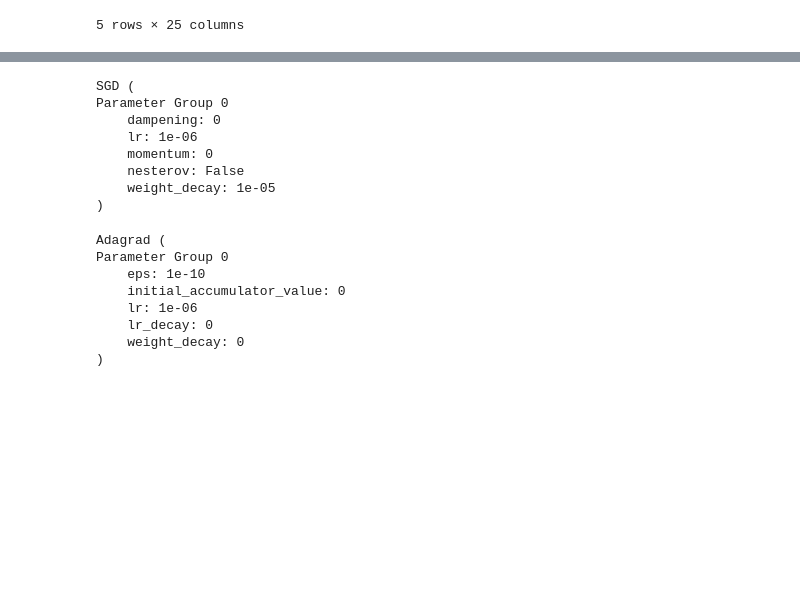
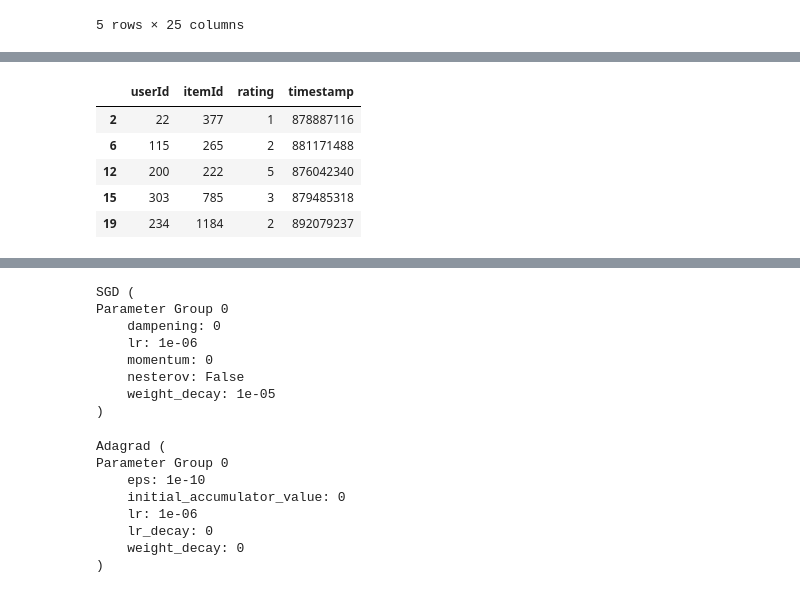
Before and after one commit to SweetyPatel3013/recommendation_system, a Jupyter notebook: Hybrid Solution 1.ipynb, the cells around one changed output, grey strips where cells are left out. Saved outputs shown, nothing was run; the diff lists cells and outputs as text; code cells hidden in the pictures; blank space fills up the shorter version.

```diff
--- a/Hybrid Solution 1.ipynb
+++ b/Hybrid Solution 1.ipynb
@@ -83,3 +83,12 @@ def split_data(data, num_users, num_items, test_ratio):
     neg_mask = [not x for x in mask]
     train_data, test_data = data[mask], data[neg_mask]
     return train_data, test_data
+# %%
+n_users = data.userId.unique().shape[0]
+n_items = data.itemId.unique().shape[0]
+
+train, test = split_data(data, n_users, n_items, 0.2)
+
+print(data.shape)
+print(train.shape)
+print(test.shape)
@@ -89,0 +108,9 @@ NameError: name 'train' is not defined
+# %%
+test.head()
+# %% [output]
+|  | userId | itemId | rating | timestamp |
+| 2 | 22 | 377 | 1 | 878887116 |
+| 6 | 115 | 265 | 2 | 881171488 |
+| 12 | 200 | 222 | 5 | 876042340 |
+| 15 | 303 | 785 | 3 | 879485318 |
+| 19 | 234 | 1184 | 2 | 892079237 |
```
Also changed, not shown: parts of 3 cells of this notebook.
